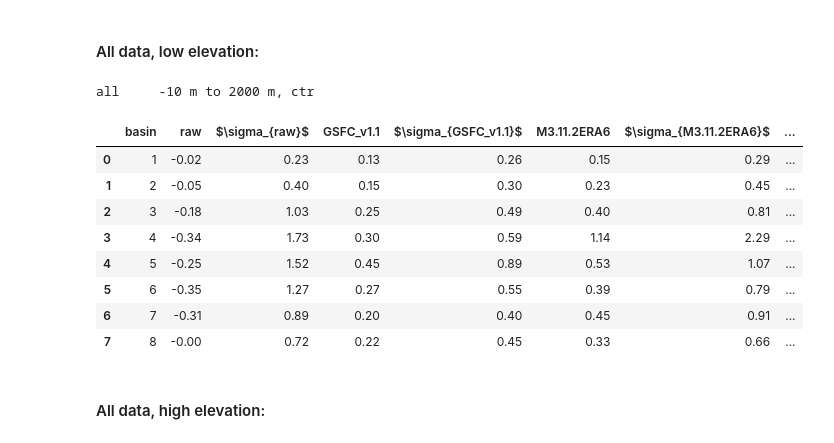
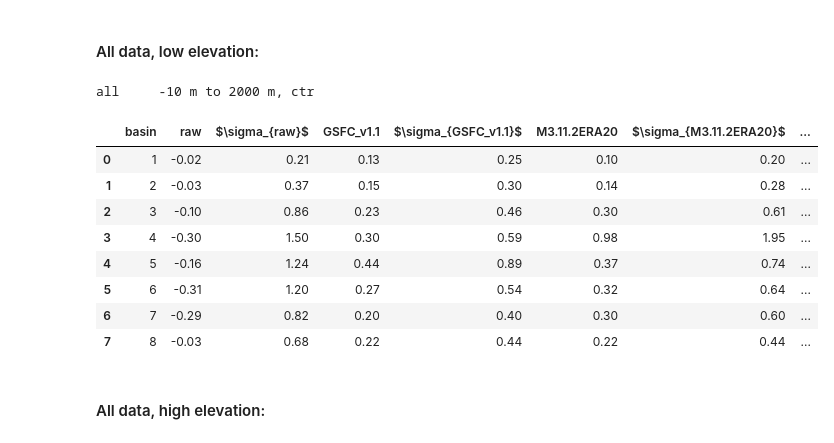
Before and after one commit to tsutterley/SMBcorr, a Jupyter notebook: notebooks/firn_dh_plots_agg.ipynb, the cells around one changed output. Drawn from its saved outputs; the diff is of its cells as text; code cells hidden in the pictures.

```diff
--- a/notebooks/firn_dh_plots_agg.ipynb
+++ b/notebooks/firn_dh_plots_agg.ipynb
@@ -93,8 +121,8 @@ for count, model in enumerate(models):
                 els = np.floor(Dsub.basin)==basin
                 els &= (Dsub.h0 > h_range[0])
                 els &= (Dsub.h0 < h_range[1])
-                els &= np.isfinite(Dsub.dh_corr)
+                els &= np.isfinite(Dsub.corrected)
                 Dsub=Dsub[els]
-                pct[epoch][model][h_range]['raw'][basin-1,:]=ss.scoreatpercentile(Dsub.dh, percentiles)
-                pct[epoch][model][h_range]['corr'][basin-1,:]=ss.scoreatpercentile(Dsub.dh_corr, percentiles)
+                pct[epoch][model][h_range]['raw'][basin-1,:]=ss.scoreatpercentile(Dsub.data, percentiles)
+                pct[epoch][model][h_range]['corr'][basin-1,:]=ss.scoreatpercentile(Dsub.corrected, percentiles)
                 pct[epoch][model][h_range]['count'][basin-1]=Dsub.size
@@ -133,7 +141,7 @@ for count, model in enumerate(models):
                 els = np.floor(Dsub.basin)==basin
                 els &= (Dsub.h0 > h_range[0])
                 els &= (Dsub.h0 < h_range[1])
-                els &= np.isfinite(Dsub.dh_corr)
+                els &= np.isfinite(Dsub.corrected)
                 Dsub=Dsub[els]
                 melt_days = ( ((Dsub.t0 < melt_season[0] ) & (Dsub.t1 > melt_season[0]) ) *(Dsub.t1-melt_season[0]) + \
                 ((Dsub.t0 > melt_season[0] ) & (Dsub.t1 < melt_season[1]) )*(Dsub.t1-Dsub.t0) + \
@@ -142,16 +150,16 @@ for count, model in enumerate(models):
                 non_melt_data += [Dsub[melt_days < 7 ]]
                 all_data += [Dsub]
             temp=pc.data().from_list(melt_data)
-            pct['melt'][model][h_range]['raw'][basin-1,:] = ss.scoreatpercentile(temp.dh, percentiles)
-            pct['melt'][model][h_range]['corr'][basin-1,:] = ss.scoreatpercentile(temp.dh_corr, percentiles)
+            pct['melt'][model][h_range]['raw'][basin-1,:] = ss.scoreatpercentile(temp.data, percentiles)
+            pct['melt'][model][h_range]['corr'][basin-1,:] = ss.scoreatpercentile(temp.corrected, percentiles)
             pct['melt'][model][h_range]['count'][basin-1]=temp.size
             temp=pc.data().from_list(non_melt_data)
-            pct['non_melt'][model][h_range]['raw'][basin-1,:] = ss.scoreatpercentile(temp.dh, percentiles)
-            pct['non_melt'][model][h_range]['corr'][basin-1,:] = ss.scoreatpercentile(temp.dh_corr, percentiles)
+            pct['non_melt'][model][h_range]['raw'][basin-1,:] = ss.scoreatpercentile(temp.data, percentiles)
+            pct['non_melt'][model][h_range]['corr'][basin-1,:] = ss.scoreatpercentile(temp.corrected, percentiles)
             pct['non_melt'][model][h_range]['count'][basin-1]=temp.size
             temp=pc.data().from_list(all_data)
-            pct['all'][model][h_range]['raw'][basin-1,:] = ss.scoreatpercentile(temp.dh, percentiles)
-            pct['all'][model][h_range]['corr'][basin-1,:] = ss.scoreatpercentile(temp.dh_corr, percentiles)
+            pct['all'][model][h_range]['raw'][basin-1,:] = ss.scoreatpercentile(temp.data, percentiles)
+            pct['all'][model][h_range]['corr'][basin-1,:] = ss.scoreatpercentile(temp.corrected, percentiles)
             pct['all'][model][h_range]['count'][basin-1]=temp.size
 # %%
 {basin:pct['melt'][model][h_ranges[0]]['count'][basin-1]/pct['non_melt'][model][h_ranges[0]]['count'][basin-1] for basin in basins}
@@ -177,17 +185,17 @@ models
 # %%
 
 sn={'raw':'raw',
-        'GSFC_fdm_v1_1_zsurf':'GSFC_v1.1',
+        'GSFC_fdm_v1_1':'GSFC_v1.1',
 #        'MARv3_11_ERA_zsurf':'M3.11ERA.15',
-        'MARv3_11_2_ERA_6km_zsurf':'M3.11.2ERA6',
-#        'MARv3_11_2_ERA_20km_zsurf':'M3.11.2ERA20',
-       'MARv3_11_2_NCEP_20km_zsurf':'M311.2NC20'
+        'MARv3_11_2_ERA_6km':'M3.11.2ERA6',
+        'MARv3_11_2_ERA_20km':'M3.11.2ERA20',
+       'MARv3_11_2_NCEP_20km':'M311.2NC20'
         ''}
 
 
 sigma_sn={model:f'$\sigma_{{{sn[model]}}}$' for model in sn.keys()}
 # %%
-def all_basin_stats(pct, epoch, h_range, var):
+def all_basin_stats(pct, models, epoch, h_range, var):
     if var=='lt_tail':
         p1=1
         p0=0
@@ -197,13 +205,6 @@ def all_basin_stats(pct, epoch, h_range, var):
     elif var == 'rt_tail':
         p1=4
         p0=3
-
-    #models=['GSFC_fdm_v1_zsurf', 'MARv3_11_ERA_zsurf', 'MARv3_11_2_ERA_10km_zsurf',
-    # 'MARv3_11_2_ERA_20km_zsurf',
-    # 'MARv3_11_2_NCEP_20km_zsurf']
-    models=['GSFC_fdm_v1_1_zsurf',  'MARv3_11_2_ERA_6km_zsurf',
-       'MARv3_11_2_NCEP_20km_zsurf']
-
 
     #short names
 
@@ -221,12 +222,12 @@ def all_basin_stats(pct, epoch, h_range, var):
     str1='basin\t raw'
     str2='\t \t'
     for model in models:
-        m=re.compile('(.*)_(..km)_zsurf').search(model)
+        m=re.compile('(.*)_(\d+km)').search(model)
         if m is not None:
             str1 += f'\t {m.group(1)}'
             str2 += f'\t {m.group(2)}'
         else:
-            str1 += f'\t {model.replace("_zsurf","")}'
+            str1 += f'\t {model}'
             str2 += '\t 15km'
 
     print(f'{epoch}\t{h_range[0]} m to {h_range[1]} m, {var}')
@@ -297,22 +298,22 @@ all     -10 m to 5000 m, ctr
 # %% [markdown]
 #### All data, low elevation:
 # %%
-df=all_basin_stats(pct, 'all', h_ranges[0],'ctr')
+df=all_basin_stats(pct, models, 'all', h_ranges[0],'ctr')
 df.style.set_precision(2).apply(highlight_minabs, axis=1, subset=[sn[model] for model in sn.keys()])\
     .apply(highlight_minabs, color='orange', axis=1, subset=[sigma_sn[model] for model in sn.keys()])\
     .apply(bold_abs_lt_first, axis=1, subset=[sn[model] for model in sn.keys()])\
     .apply(bold_abs_lt_first, axis=1, subset=[sigma_sn[model] for model in sn.keys()])
 # %% [output]
 all     -10 m to 2000 m, ctr
-|  | basin | raw | $\sigma_{raw}$ | GSFC_v1.1 | $\sigma_{GSFC_v1.1}$ | M3.11.2ERA6 | $\sigma_{M3.11.2ERA6}$ | ... |
-| 0 | 1 | -0.02 | 0.23 | 0.13 | 0.26 | 0.15 | 0.29 | ... |
-| 1 | 2 | -0.05 | 0.40 | 0.15 | 0.30 | 0.23 | 0.45 | ... |
-| 2 | 3 | -0.18 | 1.03 | 0.25 | 0.49 | 0.40 | 0.81 | ... |
-| 3 | 4 | -0.34 | 1.73 | 0.30 | 0.59 | 1.14 | 2.29 | ... |
-| 4 | 5 | -0.25 | 1.52 | 0.45 | 0.89 | 0.53 | 1.07 | ... |
-| 5 | 6 | -0.35 | 1.27 | 0.27 | 0.55 | 0.39 | 0.79 | ... |
-| 6 | 7 | -0.31 | 0.89 | 0.20 | 0.40 | 0.45 | 0.91 | ... |
-| 7 | 8 | -0.00 | 0.72 | 0.22 | 0.45 | 0.33 | 0.66 | ... |
+|  | basin | raw | $\sigma_{raw}$ | GSFC_v1.1 | $\sigma_{GSFC_v1.1}$ | M3.11.2ERA20 | $\sigma_{M3.11.2ERA20}$ | ... |
+| 0 | 1 | -0.02 | 0.21 | 0.13 | 0.25 | 0.10 | 0.20 | ... |
+| 1 | 2 | -0.03 | 0.37 | 0.15 | 0.30 | 0.14 | 0.28 | ... |
+| 2 | 3 | -0.10 | 0.86 | 0.23 | 0.46 | 0.30 | 0.61 | ... |
+| 3 | 4 | -0.30 | 1.50 | 0.30 | 0.59 | 0.98 | 1.95 | ... |
+| 4 | 5 | -0.16 | 1.24 | 0.44 | 0.89 | 0.37 | 0.74 | ... |
+| 5 | 6 | -0.31 | 1.20 | 0.27 | 0.54 | 0.32 | 0.64 | ... |
+| 6 | 7 | -0.29 | 0.82 | 0.20 | 0.40 | 0.30 | 0.60 | ... |
+| 7 | 8 | -0.03 | 0.68 | 0.22 | 0.44 | 0.22 | 0.44 | ... |
 # %% [markdown]
 #### All data, high elevation:
 # %%
```
Also changed, not shown: parts of 24 cells of this notebook, 1 other file.
